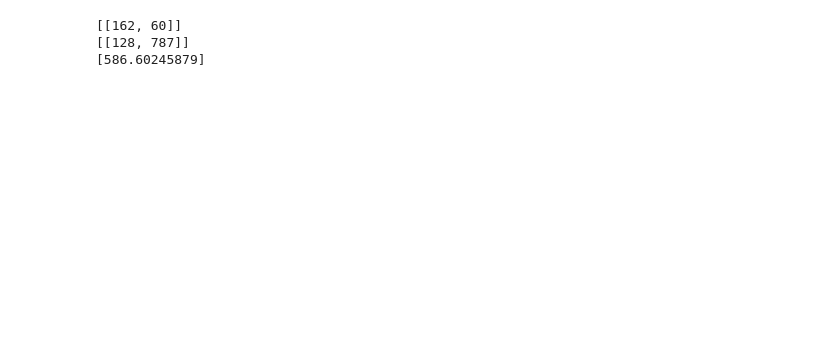
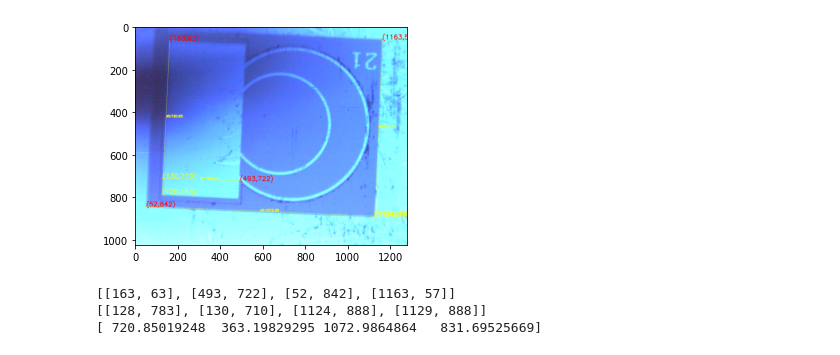
Before and after one commit to NanophotonIICOs/nanoiico-labs-data, a Jupyter notebook: notebooks/imagemeasure.ipynb, the cells around one changed output. Drawn from its saved outputs; the diff is of its cells as text; code cells hidden in the pictures; blank space fills up the shorter version.

Commit message:
Finally shows distance on the image and also displays it with its coordinates in shell

```diff
--- a/notebooks/imagemeasure.ipynb
+++ b/notebooks/imagemeasure.ipynb
@@ -2,59 +2,69 @@
 import cv2
 import numpy as np
 import math
+from matplotlib import pyplot as plt
 from scipy.spatial.distance import cdist
 
-# This program opens in a new window the image you want and with the left click and right click you
-# take two points in the image and draws a line conecting each one and prints its length on shell (it
-# measures in pixels but I added a transformation to obtain a real distance)
-
+distances=[]
 pointsl=[]
 pointsr=[]
+nx=[]
+ny=[]
+mp=[]
+lcount=0
 # function to display the coordinates of
 # of the points clicked on the image
-def click_event(event, x, y, flags, params):
+def click_event(event, x, y, flags, param):
 
     # checking for left mouse clicks
     if event == cv2.EVENT_LBUTTONDOWN:
         pointsl.append([x,y])
 
         # displaying the coordinates
         # on the image window
         font = cv2.FONT_HERSHEY_SIMPLEX
         cv2.putText(img, '('+str(x) + ',' + str(y)+')', (x,y), font, 1, (255, 0, 0), 2)
         cv2.circle(img, (x,y), 2, (255,0,0),thickness=-1)
         cv2.imshow('image', img)
 
     # checking for right mouse clicks
     if event==cv2.EVENT_RBUTTONDOWN:
         pointsr.append([x,y])
         font = cv2.FONT_HERSHEY_SIMPLEX
         cv2.putText(img,'(' + str(x) + ',' + str(y) + ')', (x,y), font, 1, (255, 255, 0), 2)
         cv2.circle(img, (x,y), 2, (255,255,0),thickness=-1)
         # drawing line between points with its distance
         if len(pointsl)==len(pointsr):
             for i in range(len(pointsr)):
                 cv2.line(img, pointsl[i],pointsr[i], (255,255,0),1)
 
+            mp.append([(pointsl[param[0]][0]+pointsr[param[0]][0])/2,(pointsl[param[0]][1]+pointsr[param[0]][1])/2])
+            cv2.putText(img,'d'+str(param[0])+':'+str("%.2f"%math.dist(pointsl[param[0]],pointsr[param[0]])),
+                        (int(mp[param[0]][0]),int(mp[param[0]][1])),   # coordinates of the middle of the line
+                        font, 0.5, (255,255,0), 2) # Customization of text displayed
+            param[0]+=1
+
         cv2.imshow('image', img)
 
-# driver function
-if __name__=="__main__":
+img = cv2.imread('23-11-21-10x-QWells.bmp')
+cv2.imshow('image', img)
 
-    img = cv2.imread('23-11-21-10x-QWells.bmp')
+# setting mouse handler for the image
+param=[lcount] # sends additional parameter to the function for control of distances measured
+cv2.setMouseCallback('image', click_event, param)
 
-    cv2.imshow('image', img)
+cv2.waitKey(0)
+cv2.destroyAllWindows()
 
-    # setting mouse handler for the image
-    cv2.setMouseCallback('image', click_event)
-
-    cv2.waitKey(0)
-    cv2.destroyAllWindows()
-
+distances=np.diagonal(cdist(pointsl,pointsr,'euclidean'))
+#cv2.imwrite('test.jpg',img)
+plt.imshow(img)
+plt.show()
 print(pointsl)
 print(pointsr)
-print(np.diagonal(cdist(pointsl,pointsr,'euclidean'))*0.806)
+print(distances)
 # %% [output]
+[figure, added]
-[[162, 60]]
-[[128, 787]]
-[586.60245879]
+[[163, 63], [493, 722], [52, 842], [1163, 57]]
+[[128, 783], [130, 710], [1124, 888], [1129, 888]]
+[ 720.85019248  363.19829295 1072.9864864   831.69525669]
```
